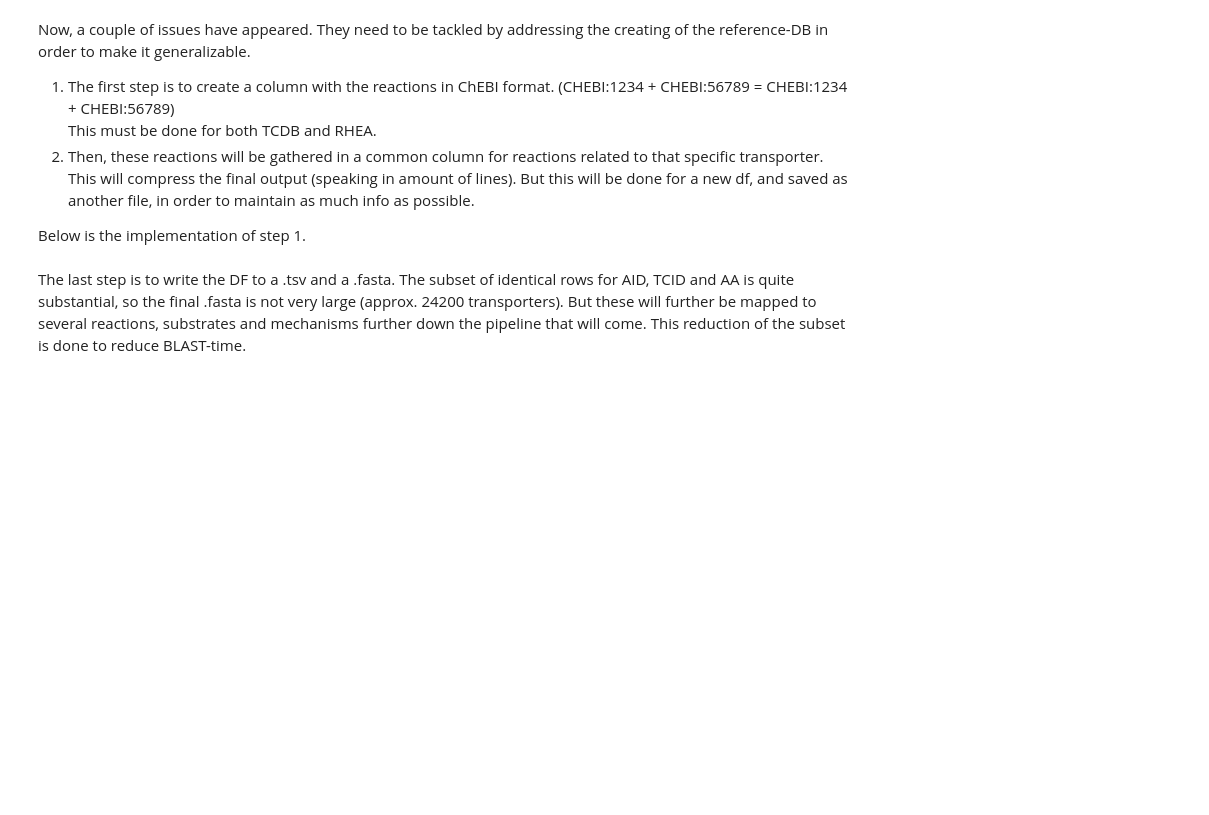
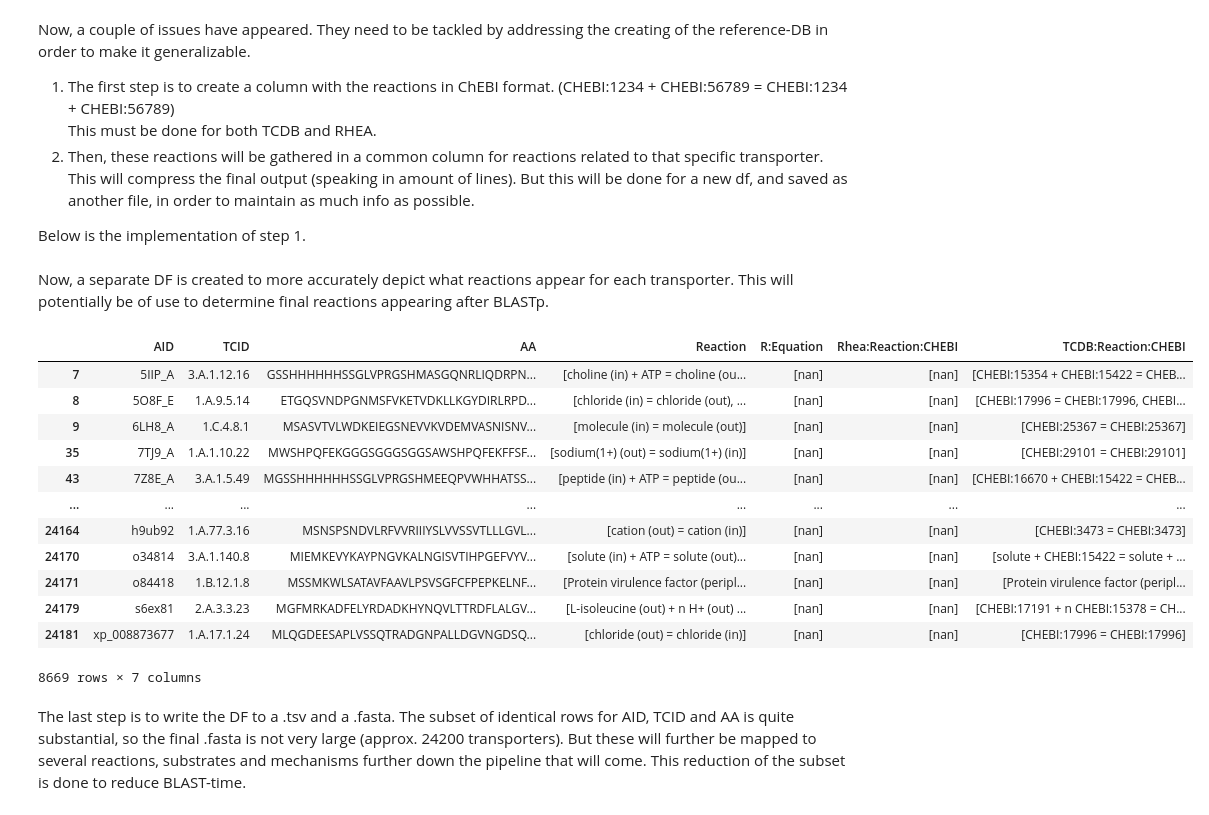
Before and after one commit to blandro/master-project, a Jupyter notebook: 1+2/1+2.ipynb, the cells around one changed output. Drawn from its saved outputs; the diff is of its cells as text; code cells hidden in the pictures; blank space fills up the shorter version.

Commit message:
New df for reactions

```diff
--- a/1+2/1+2.ipynb
+++ b/1+2/1+2.ipynb
@@ -211,6 +211,8 @@ def tcdb_convert_to_chebi(row):
         for name, chebi_id in name2chebi_dict.items():
             reaction = reaction.replace(name, chebi_id)
 
+        # Remove any double spaces
+        reaction = re.sub(r"\s{2,}", " ", reaction).strip()
     return reaction
 
 
@@ -273,12 +275,51 @@ def rhea_convert_to_chebi(row):
         result.append(op)
         result.append(chebi_result[i + 1])
 
-    return "".join(result)
+    # Remove any double spaces
+    result = "".join(result)
+    result = re.sub(r"\s{2,}", " ", result).strip()
+    return result
 
 
 # Applying the fucntions
 df_eq["Rhea:Reaction:CHEBI"] = df_eq.apply(rhea_convert_to_chebi, axis=1)
 df_eq["TCDB:Reaction:CHEBI"] = df_eq.apply(tcdb_convert_to_chebi, axis=1)
+# %% [markdown]
+Now, a separate DF is created to more accurately depict what reactions appear for each transporter. This will potentially be of use to determine final reactions appearing after BLASTp.
+# %%
+df_reactions = df_eq.copy()
+df_reactions.drop(["UID", "CHEBI ID", "CHEBI Name", "Family", "Mechanism",
+                "Acting Entity", "RID", "R:ChEBI name", "R:ChEBI identifier"], axis=1, inplace=True)
+df_reactions = df_reactions.groupby(["AID", "TCID", "AA"], as_index=False).agg(lambda x: list(x))
+
+cols = ["Reaction", "R:Equation", "Rhea:Reaction:CHEBI", "TCDB:Reaction:CHEBI"]
+
+for col in cols:
+    df_reactions[col] = df_reactions[col].apply(lambda x: list(dict.fromkeys(x)) if isinstance(x, list) else x)
+# %%
+def not_nan_list(x):
+    return not (isinstance(x, list) and len(x) == 1 and pd.isna(x[0]))
+
+filtered_reactions = df_reactions[
+    df_reactions['Rhea:Reaction:CHEBI'].apply(not_nan_list) |
+    df_reactions['TCDB:Reaction:CHEBI'].apply(not_nan_list)
+]
+
+filtered_reactions
+# %% [output]
+|  | AID | TCID | AA | Reaction | R:Equation | Rhea:Reaction:CHEBI | TCDB:Reaction:CHEBI |
+| 7 | 5IIP_A | 3.A.1.12.16 | GSSHHHHHHSSGLVPRGSHMASGQNRLIQDRPN... | [choline (in) + ATP = choline (ou... | [nan] | [nan] | [CHEBI:15354 + CHEBI:15422 = CHEB... |
+| 8 | 5O8F_E | 1.A.9.5.14 | ETGQSVNDPGNMSFVKETVDKLLKGYDIRLRPD... | [chloride (in) = chloride (out), ... | [nan] | [nan] | [CHEBI:17996 = CHEBI:17996, CHEBI... |
+| 9 | 6LH8_A | 1.C.4.8.1 | MSASVTVLWDKEIEGSNEVVKVDEMVASNISNV... | [molecule (in) = molecule (out)] | [nan] | [nan] | [CHEBI:25367 = CHEBI:25367] |
+| 35 | 7TJ9_A | 1.A.1.10.22 | MWSHPQFEKGGGSGGGSGGSAWSHPQFEKFFSF... | [sodium(1+) (out) = sodium(1+) (in)] | [nan] | [nan] | [CHEBI:29101 = CHEBI:29101] |
+| 43 | 7Z8E_A | 3.A.1.5.49 | MGSSHHHHHHSSGLVPRGSHMEEQPVWHHATSS... | [peptide (in) + ATP = peptide (ou... | [nan] | [nan] | [CHEBI:16670 + CHEBI:15422 = CHEB... |
+| ... | ... | ... | ... | ... | ... | ... | ... |
+| 24164 | h9ub92 | 1.A.77.3.16 | MSNSPSNDVLRFVVRIIIYSLVVSSVTLLLGVL... | [cation (out) = cation (in)] | [nan] | [nan] | [CHEBI:3473 = CHEBI:3473] |
+| 24170 | o34814 | 3.A.1.140.8 | MIEMKEVYKAYPNGVKALNGISVTIHPGEFVYV... | [solute (in) + ATP = solute (out)... | [nan] | [nan] | [solute + CHEBI:15422 = solute + ... |
+| 24171 | o84418 | 1.B.12.1.8 | MSSMKWLSATAVFAAVLPSVSGFCFPEPKELNF... | [Protein virulence factor (peripl... | [nan] | [nan] | [Protein virulence factor (peripl... |
+| 24179 | s6ex81 | 2.A.3.3.23 | MGFMRKADFELYRDADKHYNQVLTTRDFLALGV... | [L-isoleucine (out) + n H+ (out) ... | [nan] | [nan] | [CHEBI:17191 + n CHEBI:15378 = CH... |
+| 24181 | xp_008873677 | 1.A.17.1.24 | MLQGDEESAPLVSSQTRADGNPALLDGVNGDSQ... | [chloride (out) = chloride (in)] | [nan] | [nan] | [CHEBI:17996 = CHEBI:17996] |
+8669 rows × 7 columns
 # %% [markdown]
 The last step is to write the DF to a .tsv and a .fasta. The subset of identical rows for AID, TCID and AA is quite substantial, so the final .fasta is not very large (approx. 24200 transporters). But these will further be mapped to several reactions, substrates and mechanisms further down the pipeline that will come. This reduction of the subset is done to reduce BLAST-time.
 # %%
```
Also changed, not shown: parts of 1 cell of this notebook.
